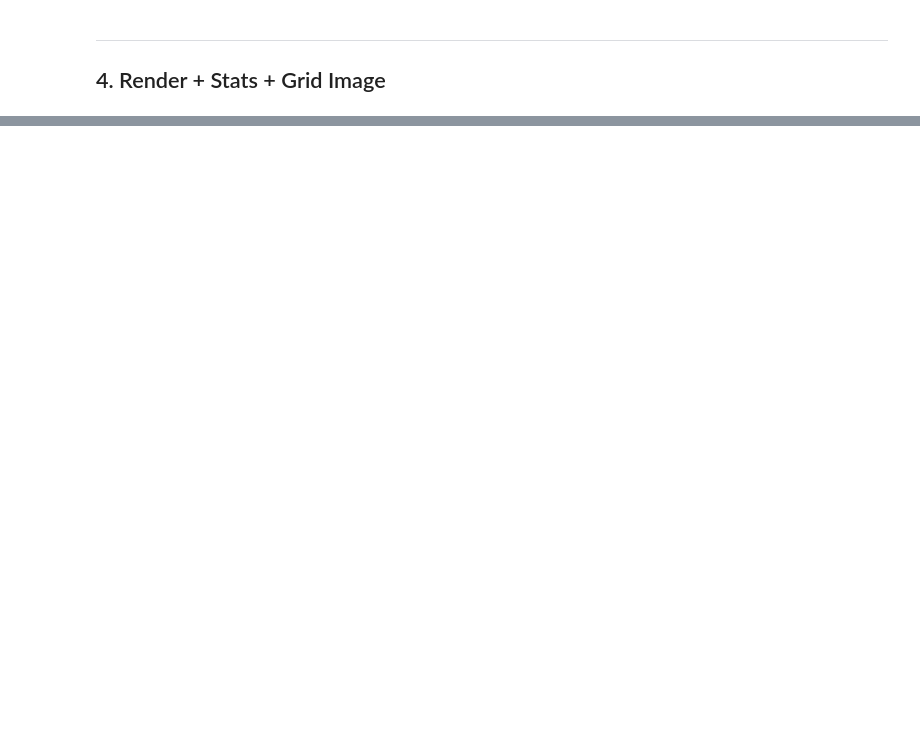
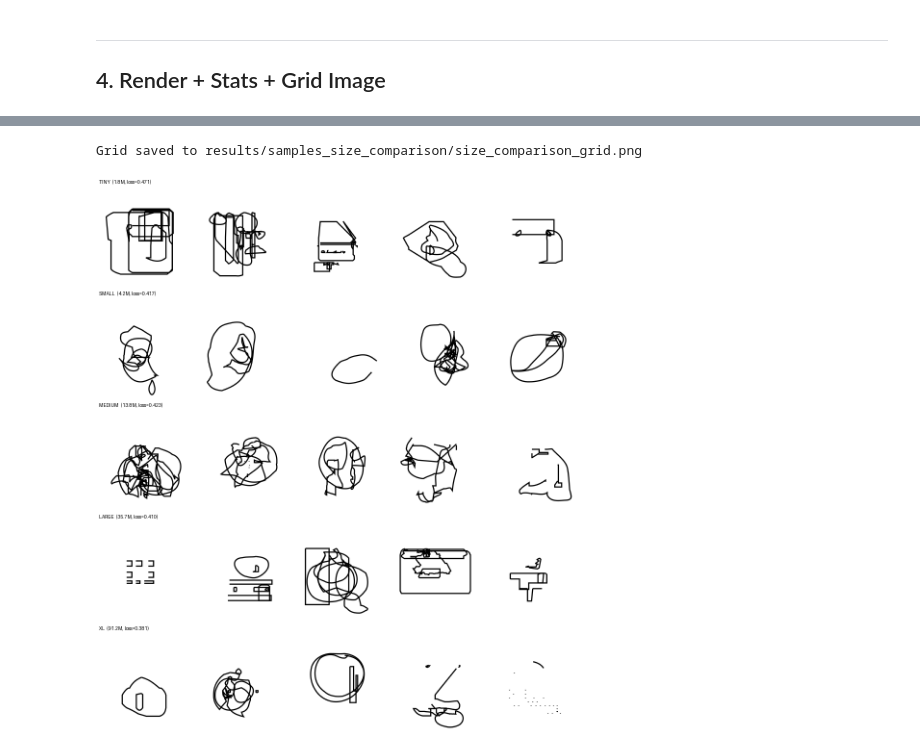
Before and after one commit to katsukii/svg-scaling-project, a Jupyter notebook: scripts/colab_size_comparison.ipynb, the cells around one changed output, grey strips where cells are left out. Drawn from its saved outputs; the diff is of its cells as text; code cells hidden in the pictures; blank space fills up the shorter version.

Commit message:
feat: add plotting scripts and update size comparison notebook
New scripts for prefix completion grid and training loss curves.
Updated colab_size_comparison.ipynb with latest generation logic.

```diff
--- a/scripts/colab_size_comparison.ipynb
+++ b/scripts/colab_size_comparison.ipynb
@@ -165,6 +216,15 @@ from PIL import Image, ImageDraw, ImageFont
 import io
 
 OUTPUT_BASE = 'results/samples_size_comparison'
+
+
+def png_white_bg(png_path):
+    """Composite RGBA image onto white background (CairoSVG outputs transparent bg)."""
+    img = Image.open(png_path).convert('RGBA')
+    bg = Image.new('RGBA', img.size, (255, 255, 255, 255))
+    bg.paste(img, mask=img)
+    bg.convert('RGB').save(png_path)
+
 
 stats = {}
 
@@ -194,6 +254,7 @@ for size in sizes:
                 output_width=200,
                 output_height=200,
             )
+            png_white_bg(png_path)
             render_ok += 1
         except Exception as e:
             pass
@@ -235,35 +304,40 @@ except (OSError, IOError):
     font = ImageFont.load_default()
 
 for row, size in enumerate(sizes):
     uncond_dir = Path(OUTPUT_BASE) / size / 'unconditional'
     pngs = sorted(uncond_dir.glob('*.png'))[:cols]
     y_off = row * (cell_size + pad + label_h) + pad
 
     # Label
     summary_path = Path(f'results/runs/mup/{size}/summary.json')
     label = size.upper()
     if summary_path.exists():
         with open(summary_path) as f:
             s = json.load(f)
         label += f'  ({s["n_params"]/1e6:.1f}M, loss={s["best_val_loss"]:.3f})'
     draw.text((pad + 4, y_off + 2), label, fill='black', font=font)
 
     for col, png_path in enumerate(pngs):
         x = col * (cell_size + pad) + pad
         y = y_off + label_h
         try:
-            img = Image.open(png_path).resize((cell_size, cell_size))
-            grid.paste(img, (x, y))
+            img = Image.open(png_path).convert('RGBA').resize((cell_size, cell_size))
+            bg = Image.new('RGBA', img.size, (255, 255, 255, 255))
+            bg.paste(img, mask=img)
+            grid.paste(bg.convert('RGB'), (x, y))
         except Exception:
             pass
 
 grid_path = f'{OUTPUT_BASE}/size_comparison_grid.png'
 grid.save(grid_path)
 print(f'Grid saved to {grid_path}')
 
 # Display in notebook
 from IPython.display import display
 display(grid)
+# %% [output]
+Grid saved to results/samples_size_comparison/size_comparison_grid.png
+[figure, added]
 # %%
 # Also create a prefix-conditioned grid: 5 sizes × 3 prefixes (best sample each)
 
```
Also changed, not shown: parts of 7 cells of this notebook, 2 other files.
